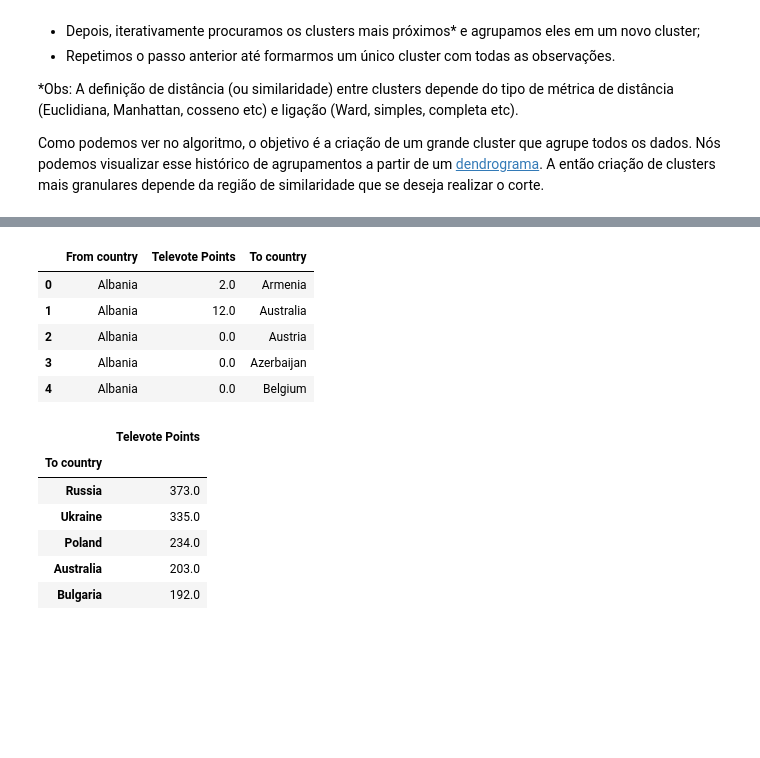
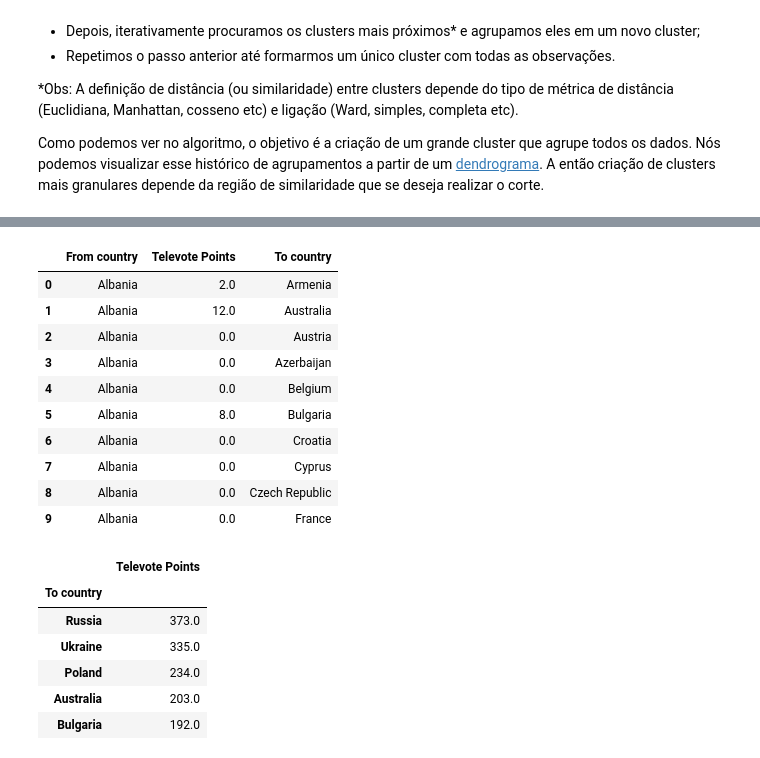
Before and after one commit to somostera/dsc_fev2018, a Jupyter notebook: 29-unsupervised-learning-clustering/notebook/aula_tera_clustering.ipynb, the cells around one changed output, grey strips where cells are left out. Saved outputs shown, nothing was run; the diff lists cells and outputs as text; code cells hidden in the pictures; blank space fills up the shorter version.

```diff
--- a/29-unsupervised-learning-clustering/notebook/aula_tera_clustering.ipynb
+++ b/29-unsupervised-learning-clustering/notebook/aula_tera_clustering.ipynb
@@ -475,15 +573,20 @@ As colunas do dataset são descritas a seguir e consideramos apenas votos feitos
 # %%
 # Vamos iniciar a leitura do dataset
 df_euro = pd.read_csv(os.path.join(DATASET_FOLDER, 'eurovision_dataset.csv'), sep=';')
 
-df_euro.head(5)
+df_euro.head(10)
 # %% [output]
 |  | From country | Televote Points | To country |
 | 0 | Albania | 2.0 | Armenia |
 | 1 | Albania | 12.0 | Australia |
 | 2 | Albania | 0.0 | Austria |
 | 3 | Albania | 0.0 | Azerbaijan |
 | 4 | Albania | 0.0 | Belgium |
+| 5 | Albania | 8.0 | Bulgaria |
+| 6 | Albania | 0.0 | Croatia |
+| 7 | Albania | 0.0 | Cyprus |
+| 8 | Albania | 0.0 | Czech Republic |
+| 9 | Albania | 0.0 | France |
 # %%
 # Podemos visualizar quem está ganhando nessa votação
 df_euro_points = df_euro.groupby(['To country']).sum()
```
Also changed, not shown: parts of 36 cells of this notebook, 1 other file.
